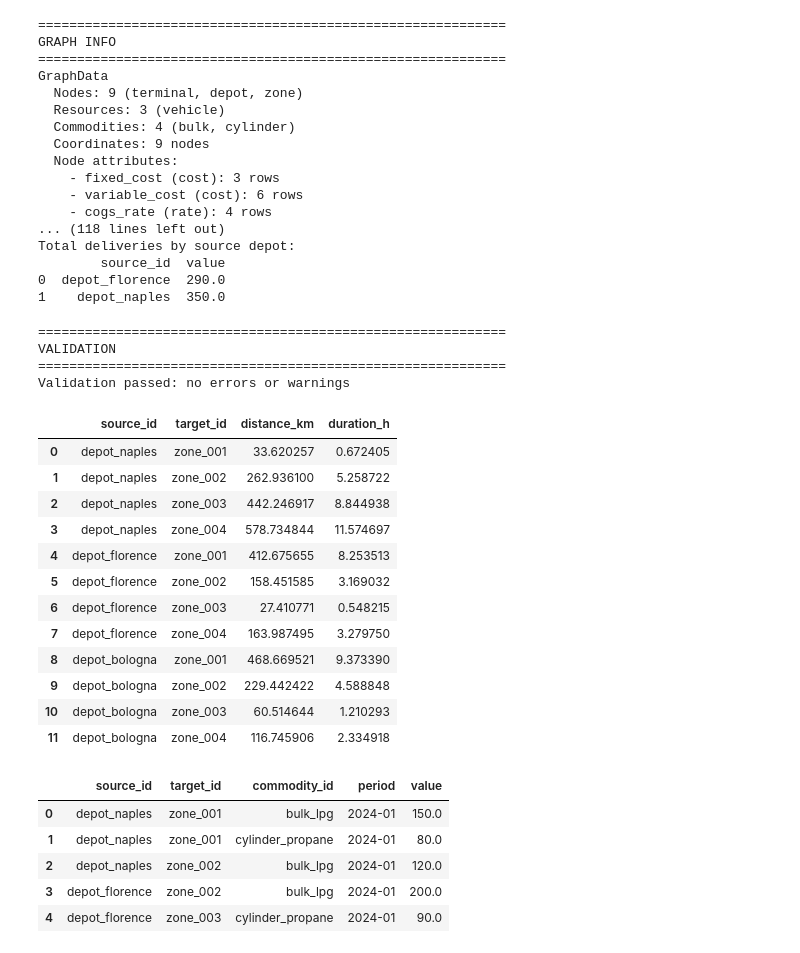
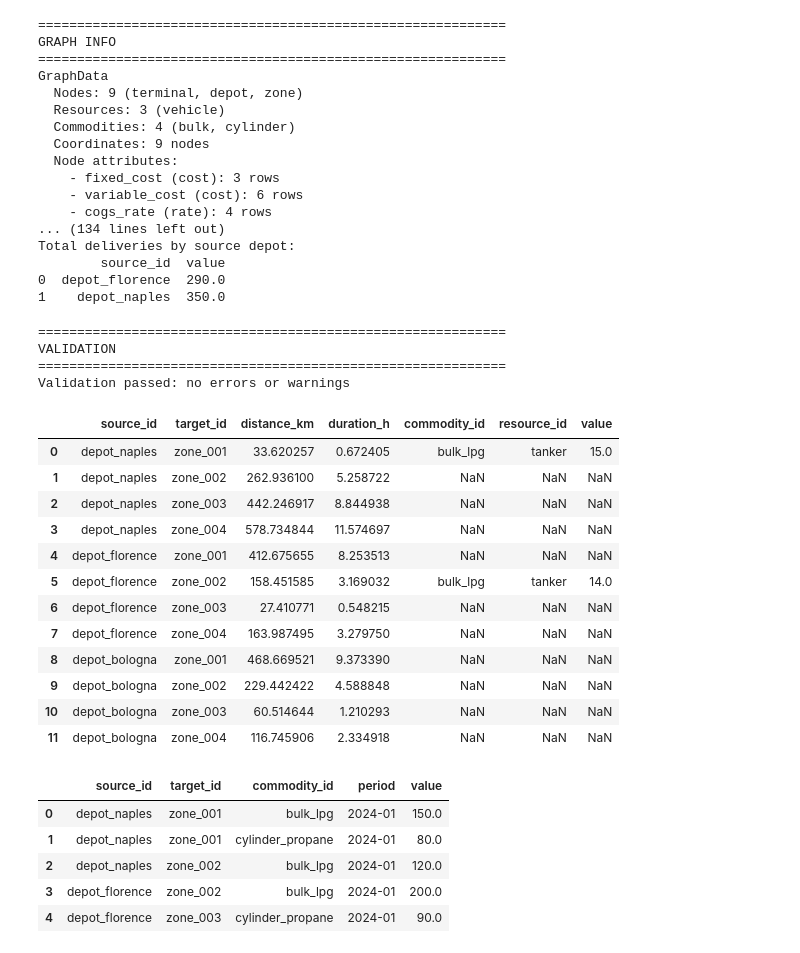
Before and after one commit to vlzm/GFDRR, a Jupyter notebook: notebooks/01_test_graph_api.ipynb, the cells around one changed output. Cells and saved outputs as stored; diff of their text form; code cells hidden in the pictures.

```diff
--- a/notebooks/01_test_graph_api.ipynb
+++ b/notebooks/01_test_graph_api.ipynb
@@ -136,7 +138,7 @@ graph.add_node_attribute(AttributeTable(
     description="Variable processing cost (EUR/ton)",
 ))
 
-# COGS rates (granularity: node_id + commodity_id + period)
+# COGS rates (granularity: node_id + commodity_id + period) — temporal attribute
 graph.add_node_attribute(AttributeTable(
     name="cogs_rate",
     entity_type="node",
@@ -154,6 +156,9 @@ graph.add_node_attribute(AttributeTable(
         "value": [380.0, 385.0, 420.0, 425.0],
     }),
     description="Cost of goods sold (EUR/ton)",
+    date_column="period",
+    time_granularity="monthly",
+    date_format="%Y-%m",
 ))
 
 # Capacity (granularity: node_id + commodity_id)
@@ -312,6 +317,28 @@ print(graph.nodes_with_attrs(
     commodity_id="bulk_lpg"
 ))
 
+# ----- Temporal vs static attributes -----
+print("\n" + "=" * 60)
+print("TEMPORAL vs STATIC ATTRIBUTES")
+print("=" * 60)
+
+for name, attr in graph.node_attributes.items():
+    temporal_label = (
+        f"temporal ({attr.date_column}@{attr.time_granularity}, freq={attr.pandas_freq})"
+        if attr.is_temporal
+        else "static"
+    )
+    print(f"  {name}: {temporal_label}")
+
+print("\nCOGS rate (temporal) details:")
+cogs = graph.node_attributes["cogs_rate"]
+print(f"  is_temporal:      {cogs.is_temporal}")
+print(f"  date_column:      {cogs.date_column}")
+print(f"  time_granularity: {cogs.time_granularity}")
+print(f"  pandas_freq:      {cogs.pandas_freq}")
+print(f"  date_format:      {cogs.date_format}")
+print(f"  repr:             {cogs!r}")
+
 # ----- Edge building -----
 print("\n" + "=" * 60)
 print("EDGE BUILDING")
@@ -362,7 +389,7 @@ GraphData
     - fixed_cost (cost): 3 rows
     - variable_cost (cost): 6 rows
     - cogs_rate (rate): 4 rows
-... (118 lines left out)
+... (134 lines left out)
 Total deliveries by source depot:
         source_id  value
 0  depot_florence  290.0
@@ -380,21 +407,26 @@ VALIDATION
 ============================================================
 Validation passed: no errors or warnings
 # %%
-graph.edges
+graph.edges_with_attrs(
+    "transport_rate",
+    source_types=["depot"],
+    target_types=["zone"],
+    commodity_id="bulk_lpg",
+)
 # %% [output]
-|  | source_id | target_id | distance_km | duration_h |
-| 0 | depot_naples | zone_001 | 33.620257 | 0.672405 |
-| 1 | depot_naples | zone_002 | 262.936100 | 5.258722 |
-| 2 | depot_naples | zone_003 | 442.246917 | 8.844938 |
-| 3 | depot_naples | zone_004 | 578.734844 | 11.574697 |
-| 4 | depot_florence | zone_001 | 412.675655 | 8.253513 |
-| 5 | depot_florence | zone_002 | 158.451585 | 3.169032 |
-| 6 | depot_florence | zone_003 | 27.410771 | 0.548215 |
-| 7 | depot_florence | zone_004 | 163.987495 | 3.279750 |
-| 8 | depot_bologna | zone_001 | 468.669521 | 9.373390 |
-| 9 | depot_bologna | zone_002 | 229.442422 | 4.588848 |
-| 10 | depot_bologna | zone_003 | 60.514644 | 1.210293 |
-| 11 | depot_bologna | zone_004 | 116.745906 | 2.334918 |
+|  | source_id | target_id | distance_km | duration_h | commodity_id | resource_id | value |
+| 0 | depot_naples | zone_001 | 33.620257 | 0.672405 | bulk_lpg | tanker | 15.0 |
+| 1 | depot_naples | zone_002 | 262.936100 | 5.258722 | NaN | NaN | NaN |
+| 2 | depot_naples | zone_003 | 442.246917 | 8.844938 | NaN | NaN | NaN |
+| 3 | depot_naples | zone_004 | 578.734844 | 11.574697 | NaN | NaN | NaN |
+| 4 | depot_florence | zone_001 | 412.675655 | 8.253513 | NaN | NaN | NaN |
+| 5 | depot_florence | zone_002 | 158.451585 | 3.169032 | bulk_lpg | tanker | 14.0 |
+| 6 | depot_florence | zone_003 | 27.410771 | 0.548215 | NaN | NaN | NaN |
+| 7 | depot_florence | zone_004 | 163.987495 | 3.279750 | NaN | NaN | NaN |
+| 8 | depot_bologna | zone_001 | 468.669521 | 9.373390 | NaN | NaN | NaN |
+| 9 | depot_bologna | zone_002 | 229.442422 | 4.588848 | NaN | NaN | NaN |
+| 10 | depot_bologna | zone_003 | 60.514644 | 1.210293 | NaN | NaN | NaN |
+| 11 | depot_bologna | zone_004 | 116.745906 | 2.334918 | NaN | NaN | NaN |
 # %%
 graph.get_flows("primary_deliveries", period="2024-01")
 # %% [output]
```
Also changed, not shown: parts of 2 cells of this notebook, 4 other files.
